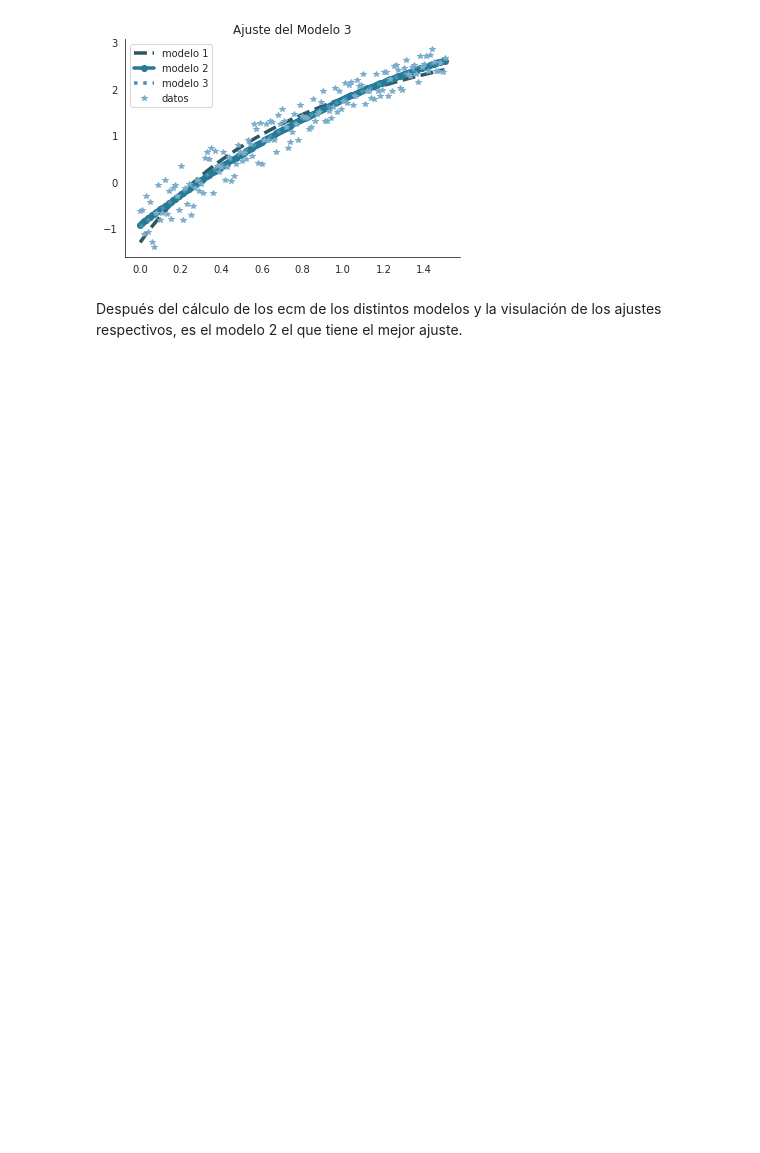
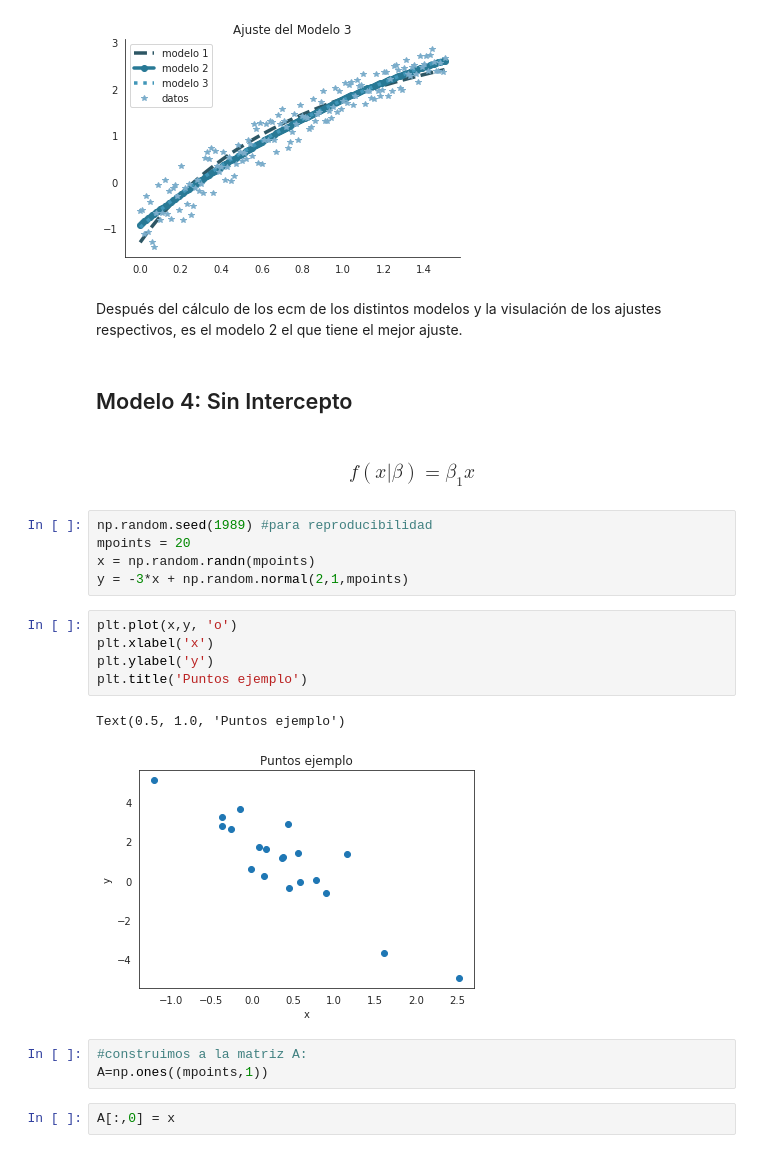
Before and after one commit to dapivei/practice-mcd, a Jupyter notebook: Practicas-Semanales/Semana 3/minimos_cuadrados.ipynb, the cells around one changed output. Saved outputs shown, nothing was run; the diff lists cells and outputs as text; blank space fills up the shorter version.

```diff
--- a/Practicas-Semanales/Semana 3/minimos_cuadrados.ipynb
+++ b/Practicas-Semanales/Semana 3/minimos_cuadrados.ipynb
@@ -237,3 +257,25 @@ with sns.color_palette("PuBuGn_d", 4):
 [figure]
 # %% [markdown]
 Después del cálculo de los ecm de los distintos modelos y la visulación de los ajustes respectivos, es el modelo 2 el que tiene el mejor ajuste.
+# %% [markdown]
+## Modelo 4: Sin Intercepto
+# %% [markdown]
+### $$f(x|\beta) = \beta_1 x$$
+# %%
+np.random.seed(1989) #para reproducibilidad
+mpoints = 20
+x = np.random.randn(mpoints)
+y = -3*x + np.random.normal(2,1,mpoints)
+# %%
+plt.plot(x,y, 'o')
+plt.xlabel('x')
+plt.ylabel('y')
+plt.title('Puntos ejemplo')
+# %% [output]
+Text(0.5, 1.0, 'Puntos ejemplo')
+[figure, added]
+# %%
+#construimos a la matriz A:
+A=np.ones((mpoints,1))
+# %%
+A[:,0] = x
```
Also changed, not shown: parts of 36 cells of this notebook.
